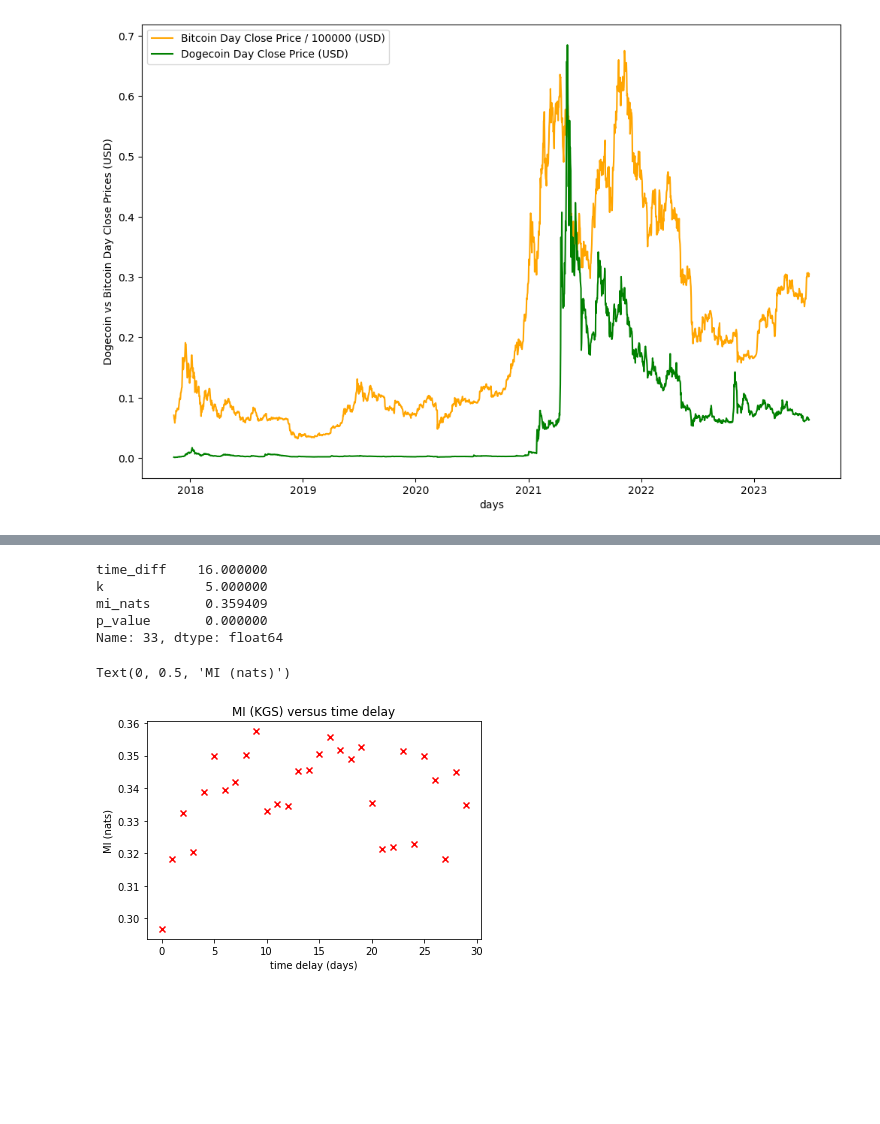
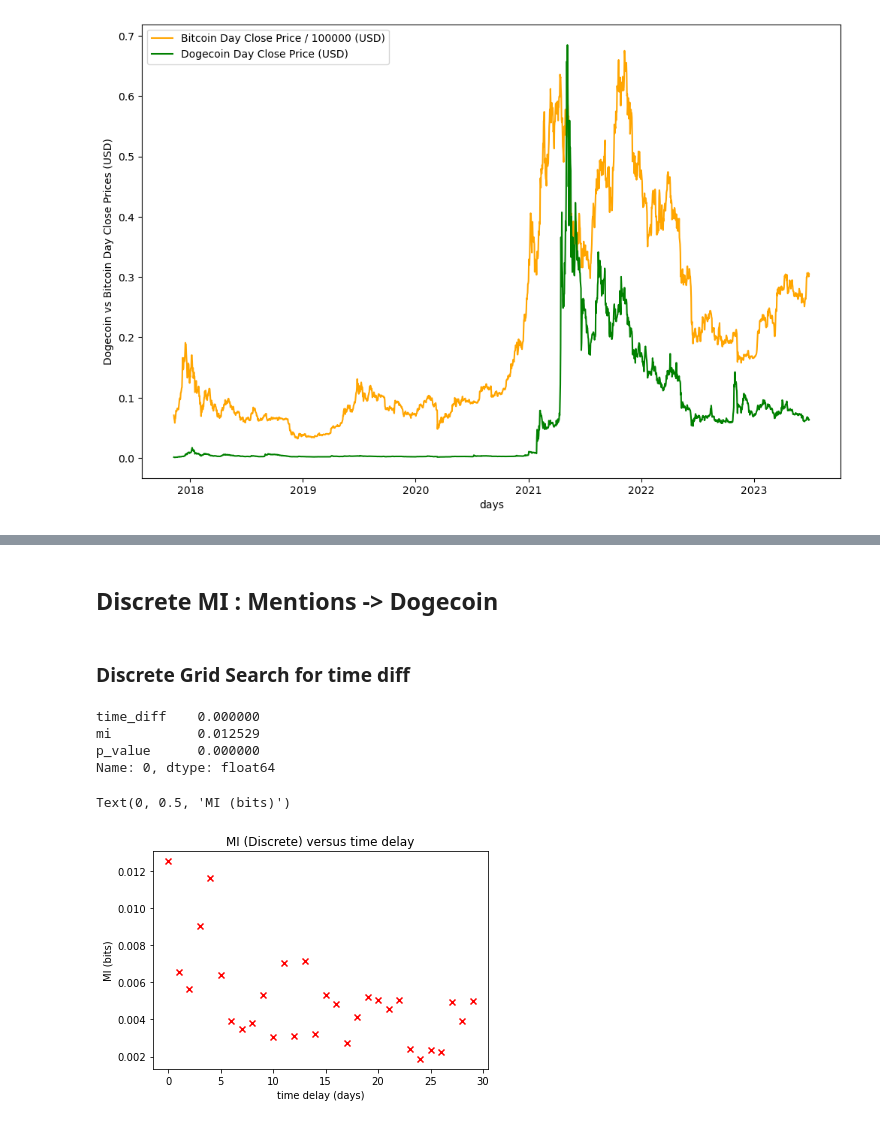
Before and after one commit to gilmar/musk_dogecoin_analysis, a Jupyter notebook: musk_dogecoin.ipynb, the cells around one changed output, grey strips where cells are left out. Saved outputs shown, nothing was run; the diff lists cells and outputs as text; code cells hidden in the pictures; blank space fills up the shorter version.

```diff
--- a/musk_dogecoin.ipynb
+++ b/musk_dogecoin.ipynb
@@ -61,15 +64,0 @@ Compute result and statistical significancy
-# %%
-def compute_estimate_and_stat_sig(source, destination, calc, surrogate_perms=100, conditional=None):
-    # 3. Initialise the calculator for (re-)use:
-    calc.initialise()
-    # 4. Supply the sample data:
-    if conditional:
-        calc.setObservations(source, destination, conditional)
-    else:
-        calc.setObservations(source, destination)
-
-    # 5. Compute the estimate:
-    result = calc.computeAverageLocalOfObservations()
-    # 6. Compute the (statistical significance via) null distribution empirically (e.g. with 1000 permutations):
-    measDist = calc.computeSignificance(surrogate_perms)
-    return result, measDist
@@ -193,0 +415,5 @@ The dogecoin close value remains significantly autocorrelated until a lag of abo
+# %%
+# 0. Load/prepare the data:
+discrete_dataRaw = readFloatsFile.readFloatsFile("data/mentions_doge_bitcoin_close.txt")
+# As numpy array:
+discrete_data = numpy.array(discrete_dataRaw).astype(np.int64)
@@ -194,8 +425,4 @@ The dogecoin close value remains significantly autocorrelated until a lag of abo
 # %%
-source = JArray(JDouble, 1)(data[:,0].tolist())
-destination = JArray(JDouble, 1)(data[:,1].tolist())
-
-# 1. Construct the calculator:
-calcClass = JPackage("infodynamics.measures.continuous.kraskov").MutualInfoCalculatorMultiVariateKraskov1
-calc = calcClass()
-calc.setProperty("DYN_CORR_EXCL", "300")
+mentions = JArray(JInt, 1)(discrete_data[:,0].tolist())
+discrete_dogecoin = JArray(JInt, 1)(discrete_data[:,1].tolist())
+discrete_bitcoin = JArray(JInt, 1)(discrete_data[:,2].tolist())
@@ -201,0 +435,4 @@ calc.setProperty("DYN_CORR_EXCL", "300")
+# %% [markdown]
+##  Discrete MI : Mentions -> Dogecoin
+# %% [markdown]
+### Discrete Grid Search for time diff
@@ -202,21 +441,25 @@ calc.setProperty("DYN_CORR_EXCL", "300")
 # %%
-grid_search_results_df = grid_search_k_timediff(source, destination, calc, surrogate_perms=1000)
+mentions_doge_grid_search_results_df = \
+    discrete_grid_search_timediff(source = mentions\
+                                  , destination = discrete_dogecoin\
+                                  , surrogate_perms=100)
 # %%
-extract_best_result(grid_search_results_df)
+extract_best_result(mentions_doge_grid_search_results_df)
 # %% [output]
-time_diff    16.000000
-k             5.000000
-mi_nats       0.359409
-p_value       0.000000
-Name: 33, dtype: float64
+time_diff    0.000000
+mi           0.012529
+p_value      0.000000
+Name: 0, dtype: float64
 # %%
-timediff_results_df = grid_search_results_df[grid_search_results_df.k == 4]
 plt.figure();
-plt.scatter(timediff_results_df.time_diff, timediff_results_df.mi_nats, c='red', marker='x');
-plt.title('MI (KGS) versus time delay')
+plt.scatter(mentions_doge_grid_search_results_df.time_diff\
+            , mentions_doge_grid_search_results_df.mi\
+            , c='red'\
+            , marker='x');
+plt.title('MI (Discrete) versus time delay')
 plt.xlabel('time delay (days)')
-plt.ylabel('MI (nats)')
+plt.ylabel('MI (bits)')
 # %% [output]
-Text(0, 0.5, 'MI (nats)')
+Text(0, 0.5, 'MI (bits)')
-[figure, old version]
+[figure, new version]
 # %%
```
Also changed, not shown: parts of 86 cells of this notebook.
